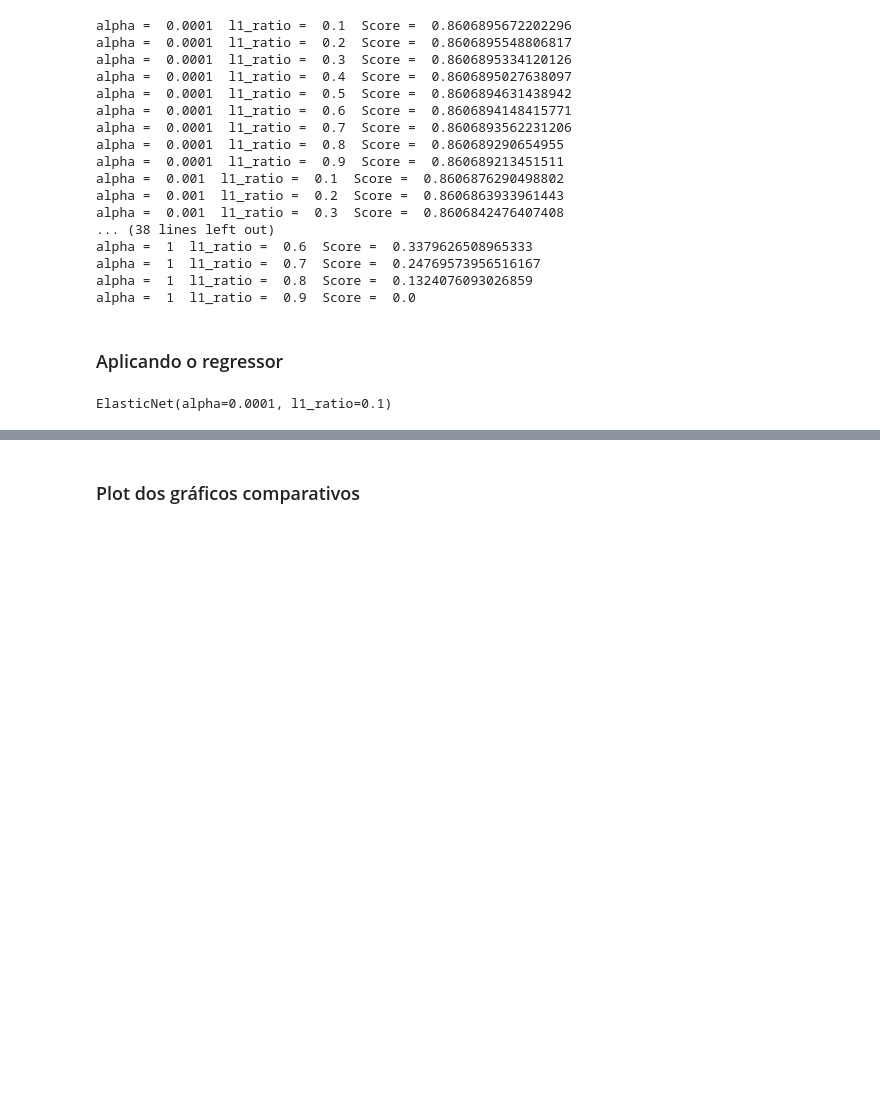
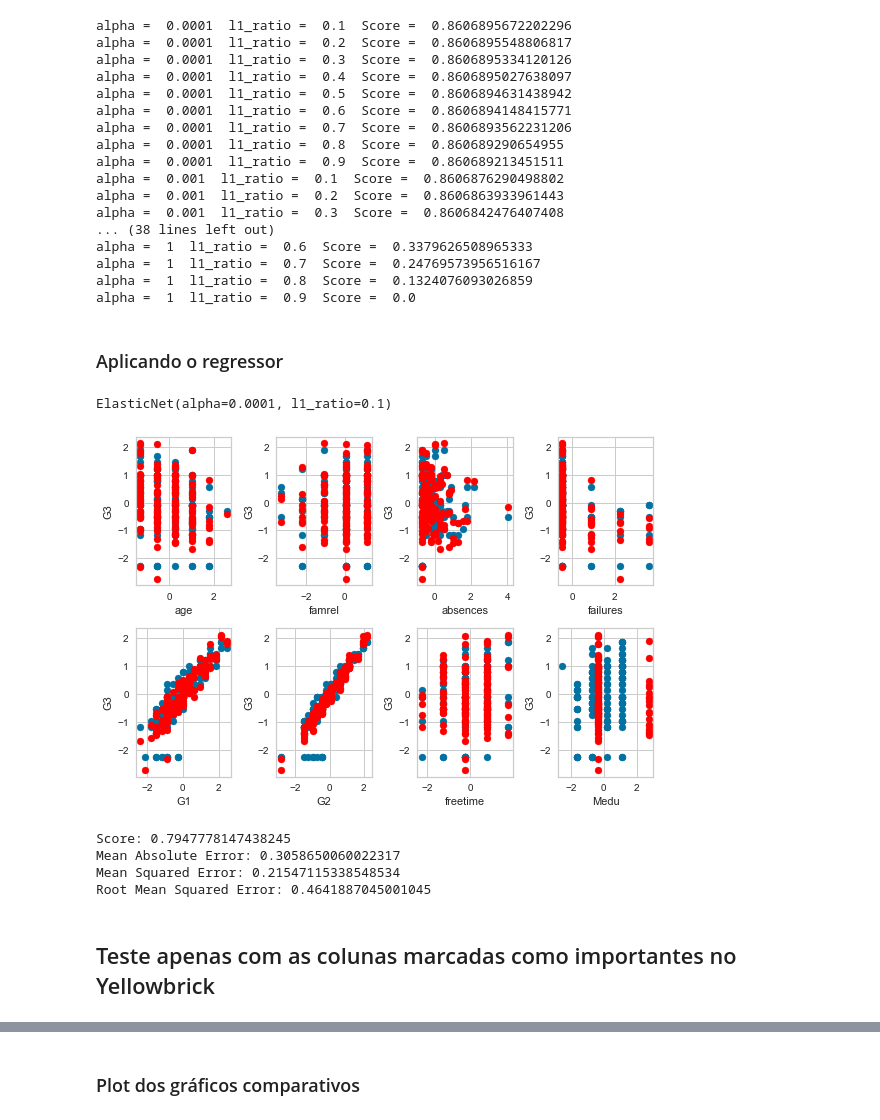
Before and after one commit to analiciabraga/desafioML, a Jupyter notebook: DesafioML-NotaFinal.ipynb, the cells around one changed output, grey strips where cells are left out. Cells and saved outputs as stored; diff of their text form; code cells hidden in the pictures; blank space fills up the shorter version.

```diff
--- a/DesafioML-NotaFinal.ipynb
+++ b/DesafioML-NotaFinal.ipynb
@@ -223,9 +233,69 @@ alpha =  1  l1_ratio =  0.9  Score =  0.0
 ### Aplicando o regressor
 # %%
 # Usando os dados da linha anterior, o melhor score
-notas_final = ElasticNet(alpha=0.0001,l1_ratio=0.1)
-notas_final.fit(X_train, y_train)
+notas_completa = ElasticNet(alpha=0.0001,l1_ratio=0.1)
+notas_completa.fit(X_train, y_train)
 # %% [output]
 ElasticNet(alpha=0.0001, l1_ratio=0.1)
 # %%
-y_pred = notas_final.predict(X_test)
+y_pred = notas_completa.predict(X_test)
+# %%
+# Cria gráficos que demonstram as posições dos dados usando as variáveis indicadas no Yellowbrick, em uma matriz (3,3)
+fig, ax = plt.subplots(2, 4)
+ax[0,0].scatter(X_test.iloc[:,2],y_test);
+ax[0,0].scatter(X_test.iloc[:,2],y_pred,color='red');
+ax[0,0].set_xlabel('age');
+ax[0,0].set_ylabel('G3');
+
+ax[0,1].scatter(X_test.iloc[:,23],y_test);
+ax[0,1].scatter(X_test.iloc[:,23],y_pred,color='red');
+ax[0,1].set_xlabel('famrel');
+ax[0,1].set_ylabel('G3');
+
+ax[0,2].scatter(X_test.iloc[:,29],y_test);
+ax[0,2].scatter(X_test.iloc[:,29],y_pred,color='red');
+ax[0,2].set_xlabel('absences');
+ax[0,2].set_ylabel('G3');
+
+ax[0,3].scatter(X_test.iloc[:,14],y_test);
+ax[0,3].scatter(X_test.iloc[:,14],y_pred,color='red');
+ax[0,3].set_xlabel('failures');
+ax[0,3].set_ylabel('G3');
+
+ax[1,0].scatter(X_test.iloc[:,30],y_test);
+ax[1,0].scatter(X_test.iloc[:,30],y_pred,color='red');
+ax[1,0].set_xlabel('G1');
+ax[1,0].set_ylabel('G3');
+
+ax[1,1].scatter(X_test.iloc[:,31],y_test);
+ax[1,1].scatter(X_test.iloc[:,31],y_pred,color='red');
+ax[1,1].set_xlabel('G2');
+ax[1,1].set_ylabel('G3');
+
+ax[1,2].scatter(X_test.iloc[:,24],y_test);
+ax[1,2].scatter(X_test.iloc[:,24],y_pred,color='red');
+ax[1,2].set_xlabel('freetime');
+ax[1,2].set_ylabel('G3');
+
+ax[1,3].scatter(X_test.iloc[:,6],y_test);
+ax[1,3].scatter(X_test.iloc[:,0],y_pred,color='red');
+ax[1,3].set_xlabel('Medu');
+ax[1,3].set_ylabel('G3');
+
+plt.tight_layout();
+# %% [output]
+[figure, added]
+# %%
+#avaliação da qualidade do modelo
+score = notas_completa.score(X_test, y_test)
+print('Score:', score)
+print('Mean Absolute Error:', metrics.mean_absolute_error(y_test, y_pred)) #próx de 0, melhor
+print('Mean Squared Error:', metrics.mean_squared_error(y_test, y_pred))
+print('Root Mean Squared Error:', np.sqrt(metrics.mean_squared_error(y_test, y_pred))) #medida de dispersão
+# %% [output]
+Score: 0.7947778147438245
+Mean Absolute Error: 0.3058650060022317
+Mean Squared Error: 0.21547115338548534
+Root Mean Squared Error: 0.4641887045001045
+# %% [markdown]
+## Teste apenas com as colunas marcadas como importantes no Yellowbrick
```
Also changed, not shown: parts of 19 cells of this notebook.
